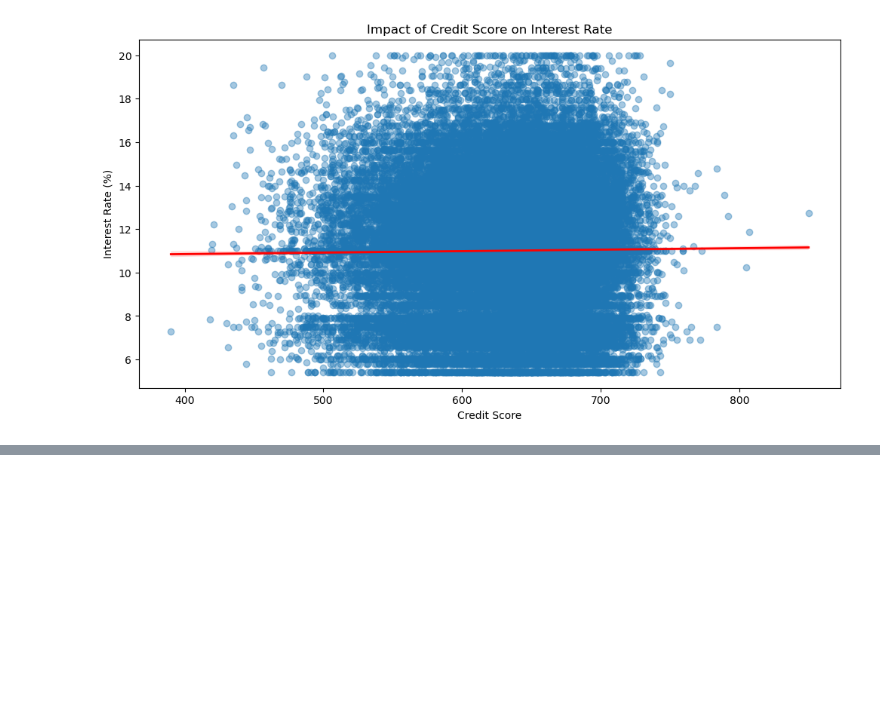
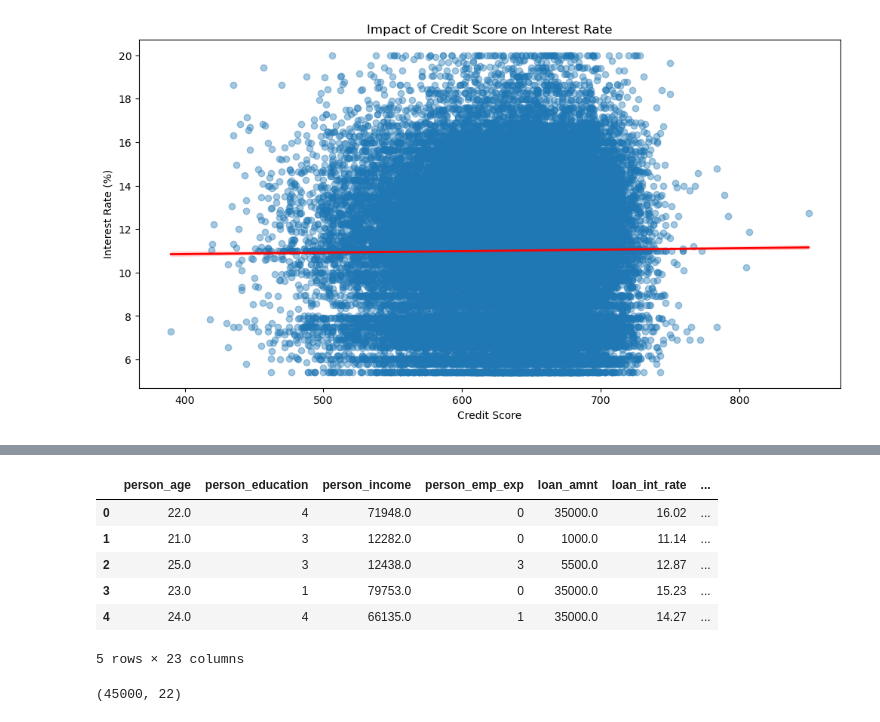
Before and after one commit to LewGoesB00M/CMP6230, a Jupyter notebook: Assignment/Report/Code/CMP6230.ipynb, the cells around one changed output, grey strips where cells are left out. Cells and saved outputs as stored; diff of their text form; code cells hidden in the pictures; blank space fills up the shorter version.

```diff
--- a/Assignment/Report/Code/CMP6230.ipynb
+++ b/Assignment/Report/Code/CMP6230.ipynb
@@ -264,0 +271,34 @@ plt.show()
+# %%
+# Create the LabelEncoder.
+le = LabelEncoder()
+
+# Apply label encoding to the label encoded columns.
+df["person_education"] = le.fit_transform(df["person_education"])
+df["previous_loan_defaults_on_file"] = le.fit_transform(df["previous_loan_defaults_on_file"])
+
+# Create a list of columns for one-hot encoding.
+onehot_columns = ["person_gender", "person_home_ownership", "loan_intent"]
+
+# Apply one-hot encoding to the one-hot columns.
+df = pd.get_dummies(df, columns = onehot_columns)
+
+
+
+df.head()
+# %% [output]
+|  | person_age | person_education | person_income | person_emp_exp | loan_amnt | loan_int_rate | ... |
+| 0 | 22.0 | 4 | 71948.0 | 0 | 35000.0 | 16.02 | ... |
+| 1 | 21.0 | 3 | 12282.0 | 0 | 1000.0 | 11.14 | ... |
+| 2 | 25.0 | 3 | 12438.0 | 3 | 5500.0 | 12.87 | ... |
+| 3 | 23.0 | 1 | 79753.0 | 0 | 35000.0 | 15.23 | ... |
+| 4 | 24.0 | 4 | 66135.0 | 1 | 35000.0 | 14.27 | ... |
+5 rows × 23 columns
+# %%
+x = df.drop("loan_status", axis = 1)
+y = df["loan_status"]
+
+print(x.shape)
+y.shape
+train_x, test_x, train_y, test_y = train_test_split(x, y, test_size = 0.2, random_state = 42)
+# %% [output]
+(45000, 22)
```
Also changed, not shown: parts of 3 cells of this notebook, 17 other files.
